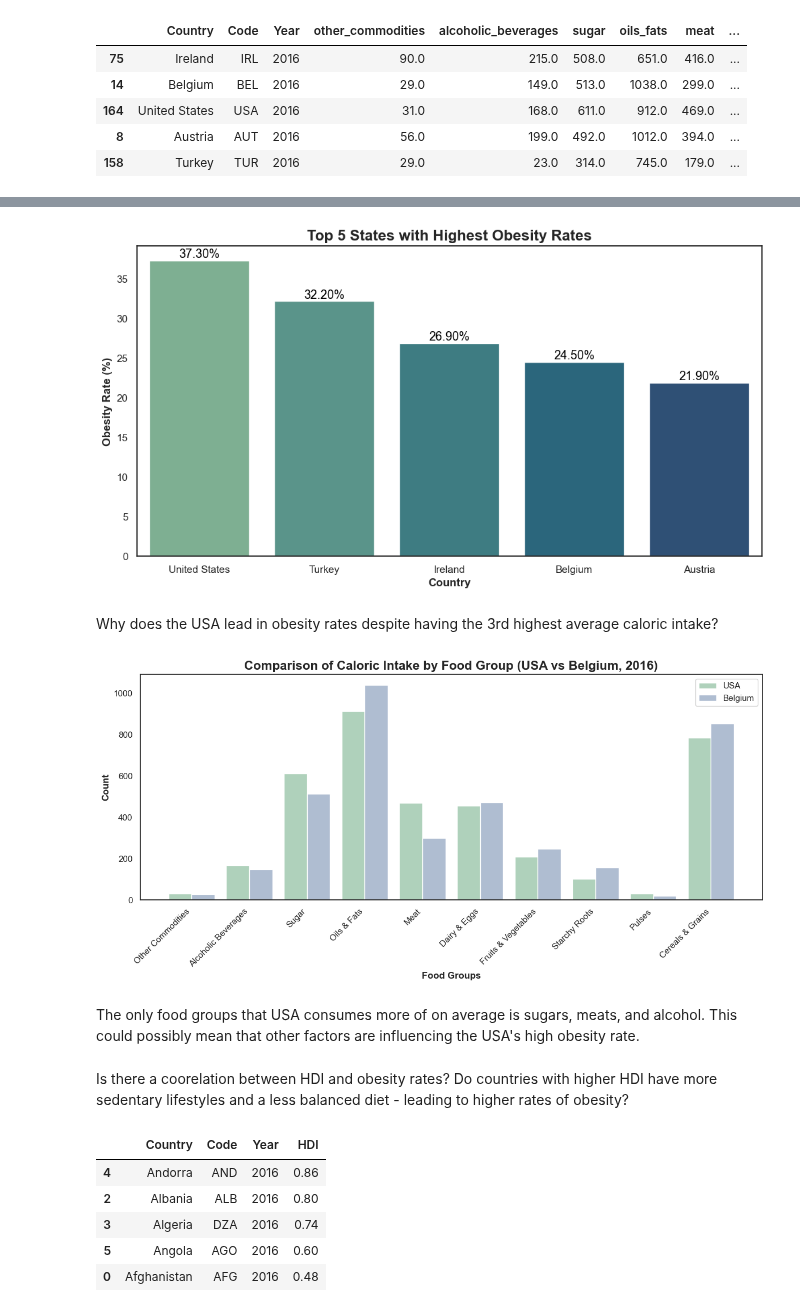
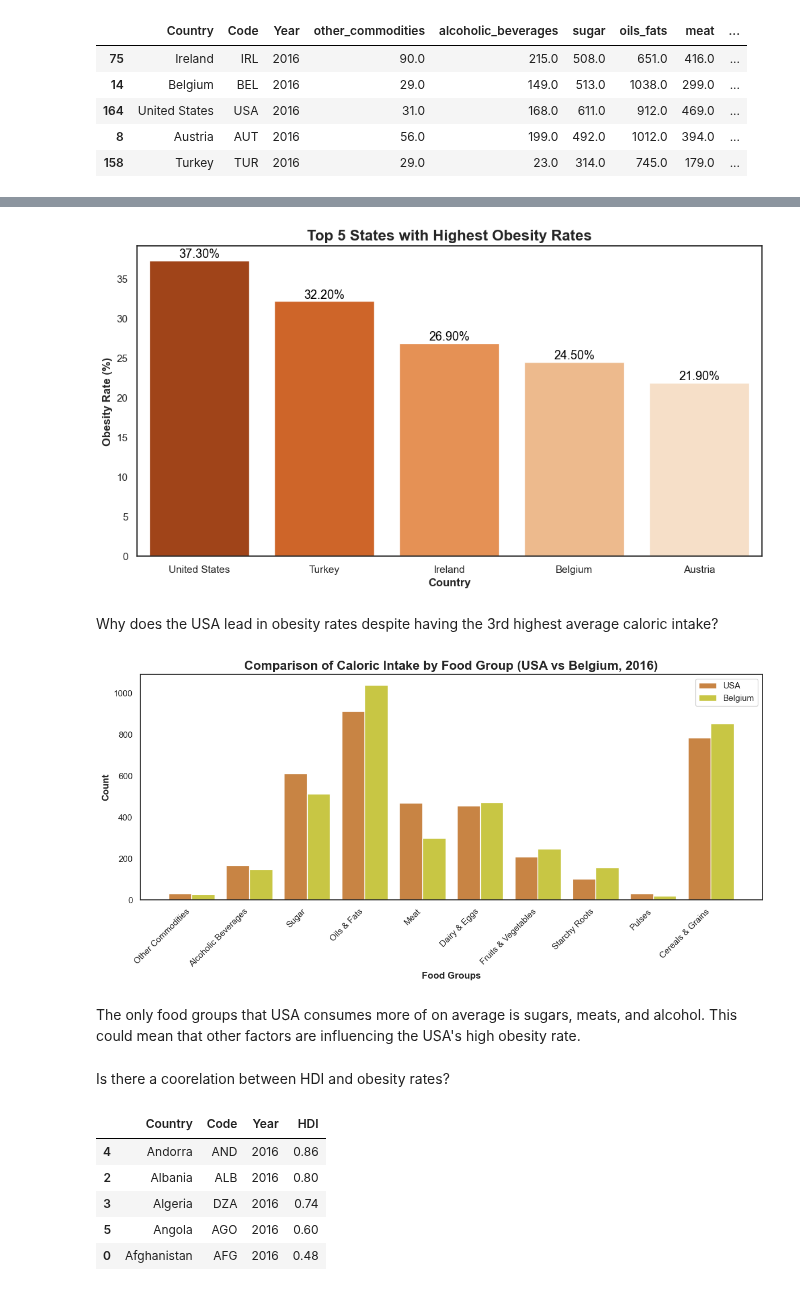
Before and after one commit to lizziefay/health_EDA, a Jupyter notebook: obesity_rates.ipynb, the cells around one changed output, grey strips where cells are left out. Cells and saved outputs as stored; diff of their text form; code cells hidden in the pictures.

```diff
--- a/obesity_rates.ipynb
+++ b/obesity_rates.ipynb
@@ -487,7 +487,7 @@ top_5_calories = merge_calories[['Country', 'total_avg_calories']].head().sort_v
 
 plt.figure(figsize=(12,6))
 
-ax = sns.barplot(x='Country', y='total_avg_calories', palette="crest", data=top_5_calories)
+ax = sns.barplot(x='Country', y='total_avg_calories', palette="YlOrBr", data=top_5_calories)
 
 # Title
 plt.title('Top 5 Countries with Highest Caloric Intake', fontsize=16, fontweight='bold')
@@ -518,35 +529,35 @@ plt.show()
 top_5_obesity = merge_calories[['Country', 'obesity_rates']].head().sort_values(by='obesity_rates', ascending=False)
 
 # Set plot size:
 plt.figure(figsize=(12,6))
 
 # Create plot:
-ax = sns.barplot(x='Country', y='obesity_rates', palette="crest", data=top_5_obesity)
+ax = sns.barplot(x='Country', y='obesity_rates', palette="Oranges_r", data=top_5_obesity)
 
 # Title
 plt.title('Top 5 States with Highest Obesity Rates', fontsize=16, fontweight='bold')
 
 # Axis labels
 plt.xlabel('Country', fontweight = 'bold')
 plt.ylabel('Obesity Rate (%)', fontweight = 'bold')
 
 # Add values on top of each bar:
 for bar in ax.patches:
     yval = bar.get_height()
     ax.text(
         bar.get_x() + bar.get_width() / 2,
         yval - 0.00,
         f'{yval:.2f}%',
         ha='center',
         va='bottom',
         fontsize=13,
         color="black"
     )
 
 # Show the plot
 plt.show()
 # %% [output]
-[figure, old version]
+[figure, new version]
 # %% [markdown]
 Why does the USA lead in obesity rates despite having the 3rd highest average caloric intake?
 # %%
@@ -566,8 +577,8 @@ x = np.arange(len(df['Food Group']))  # Label locations
 width = 0.4  # Width of the bars
 
 fig, ax = plt.subplots(figsize=(12, 6))
-rects1 = ax.bar(x - width/2, df['USA'], width, label='USA', color='#afd1bb')
-rects2 = ax.bar(x + width/2, df['Belgium'], width, label='Belgium', color='#afbdd1')
+rects1 = ax.bar(x - width/2, df['USA'], width, label='USA', color='#c88444')
+rects2 = ax.bar(x + width/2, df['Belgium'], width, label='Belgium', color='#c8c644')
 
 # Labels and titles
 ax.set_xlabel('Food Groups', fontweight = 'bold')
@@ -581,12 +592,11 @@ ax.legend()
 plt.tight_layout()
 plt.show()
 # %% [output]
-[figure, old version]
+[figure, new version]
 # %% [markdown]
-The only food groups that USA consumes more of on average is sugars, meats, and alcohol. This could possibly mean that other factors are influencing the USA's high obesity rate.
+The only food groups that USA consumes more of on average is sugars, meats, and alcohol. This could mean that other factors are influencing the USA's high obesity rate.
 # %% [markdown]
 Is there a coorelation between HDI and obesity rates?
-Do countries with higher HDI have more sedentary lifestyles and a less balanced diet - leading to higher rates of obesity?
 # %%
 hdi_2016.head().sort_values(by='HDI', ascending=False)
 # %% [output]
```
Also changed, not shown: parts of 5 cells of this notebook.
